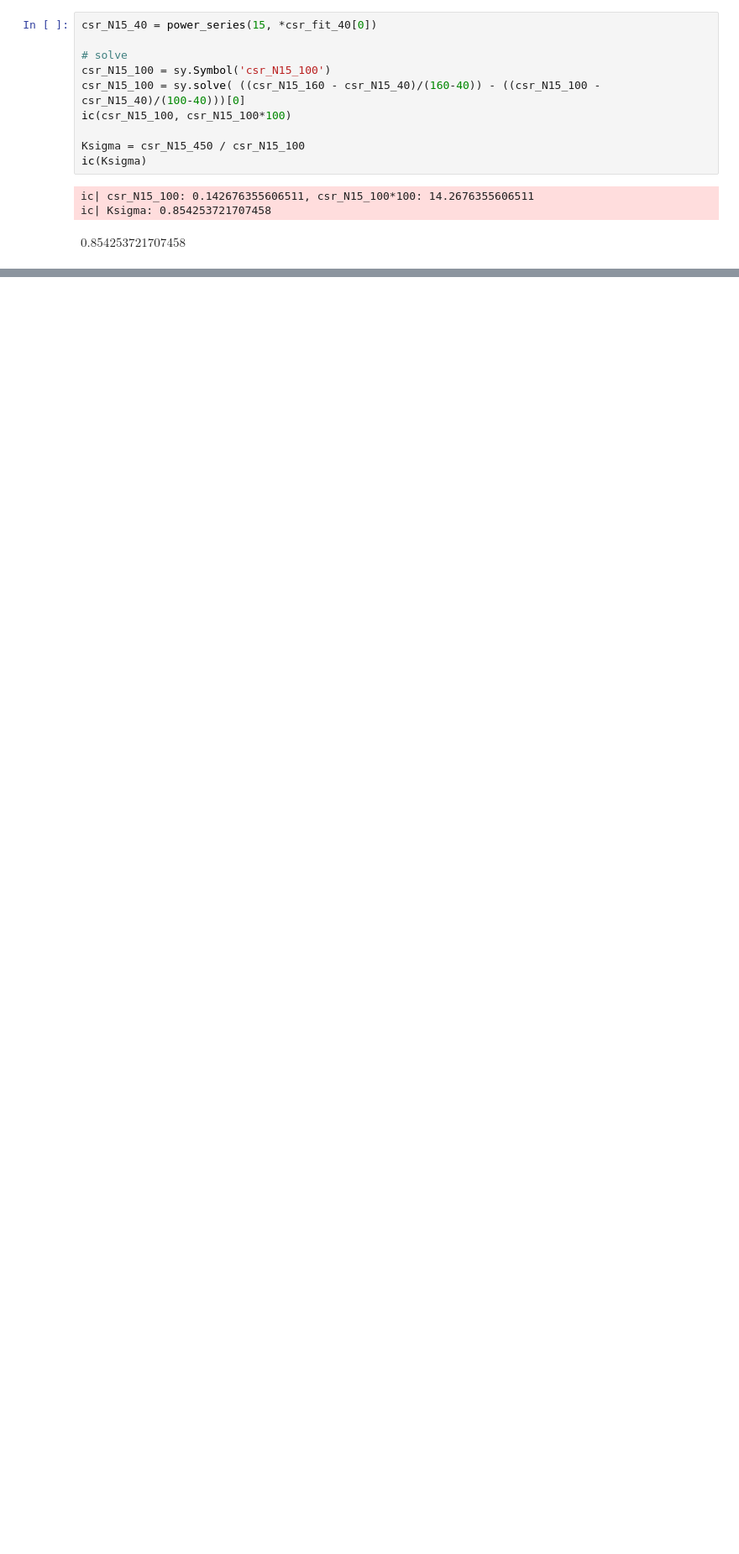
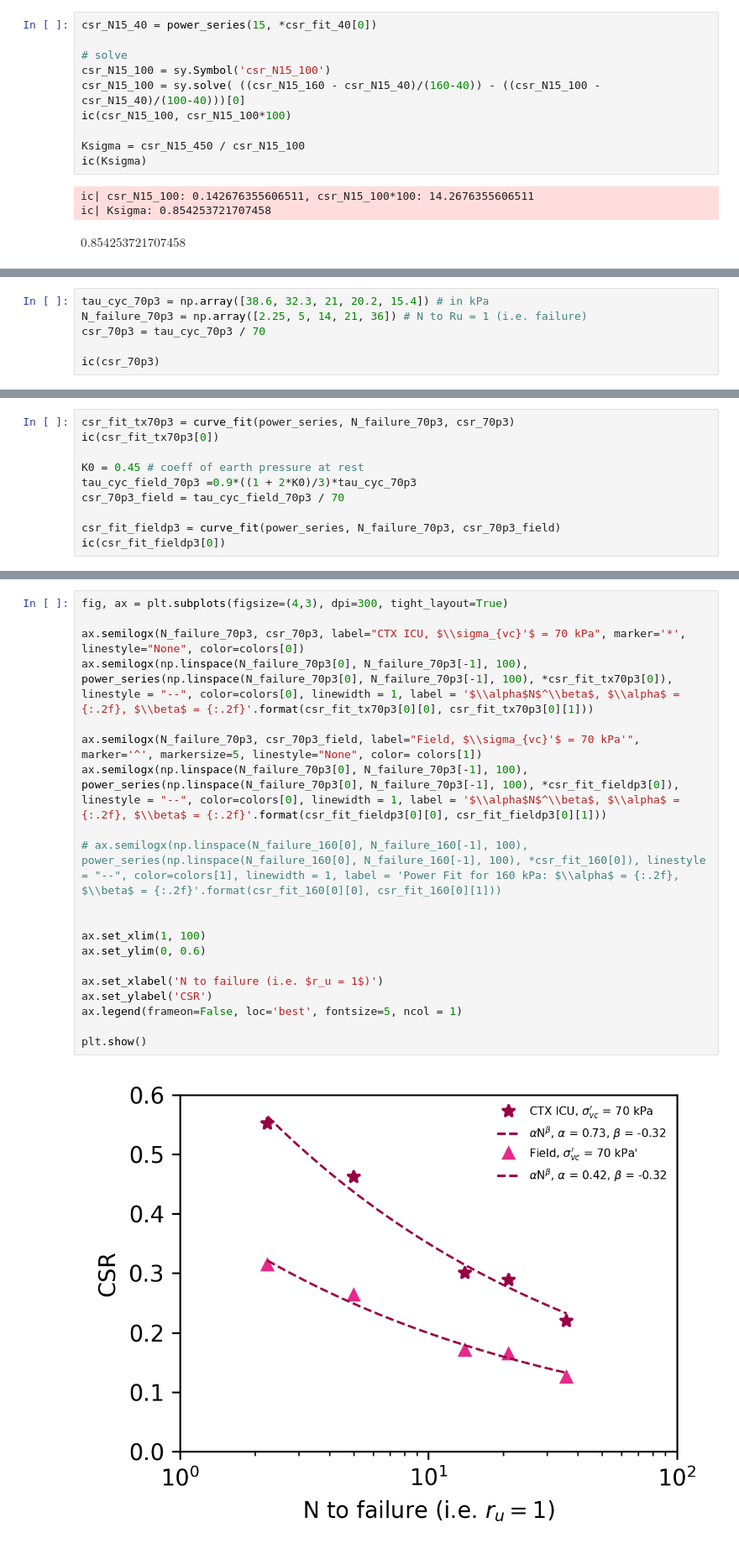
Before and after one commit to bKeungAuyeung/CE543-HW6, a Jupyter notebook: bAuyeung_HW6_CE543.ipynb, the cells around one changed output, grey strips where cells are left out. Shown at 84% size. Drawn from its saved outputs; the diff is of its cells as text; blank space fills up the shorter version.

```diff
--- a/bAuyeung_HW6_CE543.ipynb
+++ b/bAuyeung_HW6_CE543.ipynb
@@ -85,0 +96,6 @@ $\displaystyle 0.854253721707458$
+# %%
+tau_cyc_70p3 = np.array([38.6, 32.3, 21, 20.2, 15.4]) # in kPa
+N_failure_70p3 = np.array([2.25, 5, 14, 21, 36]) # N to Ru = 1 (i.e. failure)
+csr_70p3 = tau_cyc_70p3 / 70
+
+ic(csr_70p3)
@@ -85,0 +109,10 @@ $\displaystyle 0.854253721707458$
+# %%
+csr_fit_tx70p3 = curve_fit(power_series, N_failure_70p3, csr_70p3)
+ic(csr_fit_tx70p3[0])
+
+K0 = 0.45 # coeff of earth pressure at rest
+tau_cyc_field_70p3 =0.9*((1 + 2*K0)/3)*tau_cyc_70p3
+csr_70p3_field = tau_cyc_field_70p3 / 70
+
+csr_fit_fieldp3 = curve_fit(power_series, N_failure_70p3, csr_70p3_field)
+ic(csr_fit_fieldp3[0])
@@ -85,0 +123,22 @@ $\displaystyle 0.854253721707458$
+# %%
+fig, ax = plt.subplots(figsize=(4,3), dpi=300, tight_layout=True)
+
+ax.semilogx(N_failure_70p3, csr_70p3, label="CTX ICU, $\\sigma_{vc}'$ = 70 kPa", marker='*', linestyle="None", color=colors[0])
+ax.semilogx(np.linspace(N_failure_70p3[0], N_failure_70p3[-1], 100), power_series(np.linspace(N_failure_70p3[0], N_failure_70p3[-1], 100), *csr_fit_tx70p3[0]), linestyle = "--", color=colors[0], linewidth = 1, label = '$\\alpha$N$^\\beta$, $\\alpha$ = {:.2f}, $\\beta$ = {:.2f}'.format(csr_fit_tx70p3[0][0], csr_fit_tx70p3[0][1]))
+
+ax.semilogx(N_failure_70p3, csr_70p3_field, label="Field, $\\sigma_{vc}'$ = 70 kPa'", marker='^', markersize=5, linestyle="None", color= colors[1])
+ax.semilogx(np.linspace(N_failure_70p3[0], N_failure_70p3[-1], 100), power_series(np.linspace(N_failure_70p3[0], N_failure_70p3[-1], 100), *csr_fit_fieldp3[0]), linestyle = "--", color=colors[0], linewidth = 1, label = '$\\alpha$N$^\\beta$, $\\alpha$ = {:.2f}, $\\beta$ = {:.2f}'.format(csr_fit_fieldp3[0][0], csr_fit_fieldp3[0][1]))
+
+# ax.semilogx(np.linspace(N_failure_160[0], N_failure_160[-1], 100), power_series(np.linspace(N_failure_160[0], N_failure_160[-1], 100), *csr_fit_160[0]), linestyle = "--", color=colors[1], linewidth = 1, label = 'Power Fit for 160 kPa: $\\alpha$ = {:.2f}, $\\beta$ = {:.2f}'.format(csr_fit_160[0][0], csr_fit_160[0][1]))
+
+
+ax.set_xlim(1, 100)
+ax.set_ylim(0, 0.6)
+
+ax.set_xlabel('N to failure (i.e. $r_u = 1$)')
+ax.set_ylabel('CSR')
+ax.legend(frameon=False, loc='best', fontsize=5, ncol = 1)
+
+plt.show()
+# %% [output]
+[figure, added]
```
Also changed, not shown: parts of 8 cells of this notebook.
